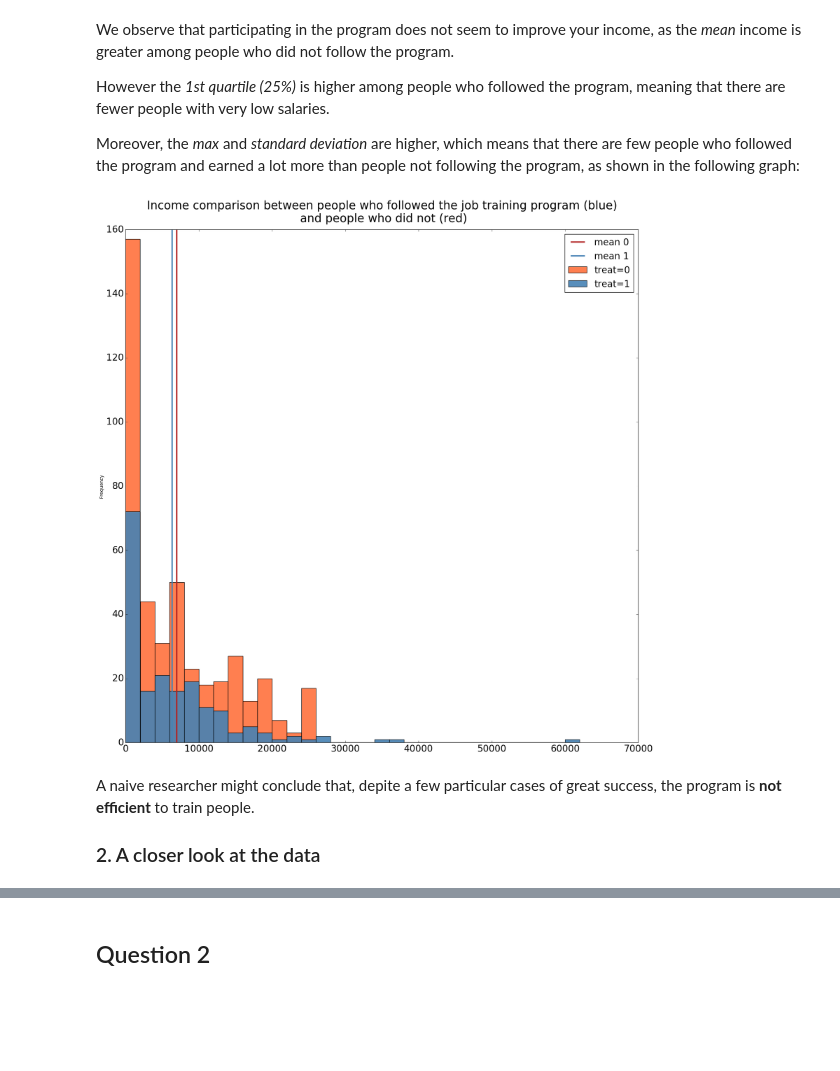
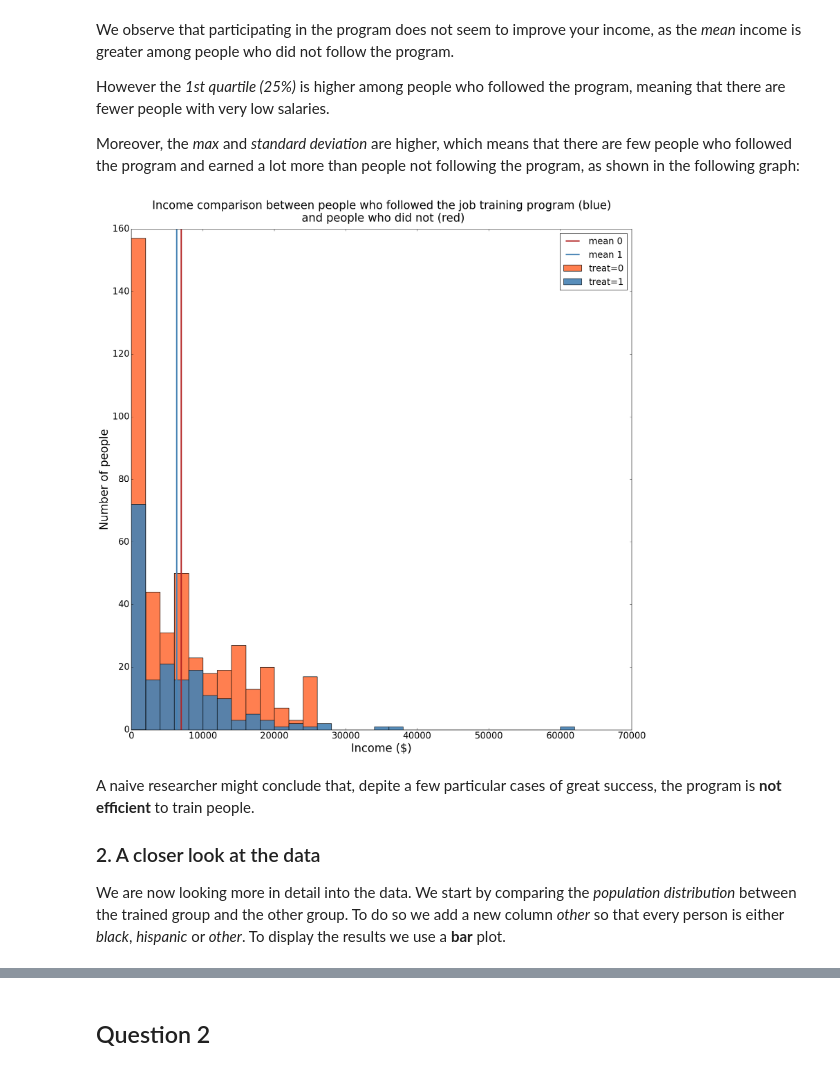
Before and after one commit to Redouane-Elghazi/ADA_ENPantouFLeS, a Jupyter notebook: HW4/hw4.ipynb, the cells around one changed output, grey strips where cells are left out. Saved outputs shown, nothing was run; the diff lists cells and outputs as text; code cells hidden in the pictures; blank space fills up the shorter version.

```diff
--- a/HW4/hw4.ipynb
+++ b/HW4/hw4.ipynb
@@ -56,27 +56,32 @@ Moreover, the *max* and *standard deviation* are higher, which means that there
 # %%
 # Regularized bin size according to the values obtained with describe
 bins_ = pd.Series([2000*i for i in range(32)])
 
 # Large figure
 fig = plt.figure(figsize=(20,20))
 
 # Bin plots: note that they are NOT stacked
 ax0 = db[db['treat']==0]['re78'].plot.hist(bins=bins_, color='coral', alpha=1, label='treat=0')
 ax1 = db[db['treat']==1]['re78'].plot.hist(bins=bins_, color='steelblue', alpha=0.9,  label='treat=1')
 
 # Add the means of each group
 plt.axvline(db[db['treat']==0]['re78'].mean(),color='firebrick',lw=3,label ='mean 0')
 plt.axvline(db[db['treat']==1]['re78'].mean(),color='steelblue',lw=3,label ='mean 1')
 
 # Adapt the legend/axis/title size
 plt.legend(prop={'size': 20})
 plt.tick_params(labelsize=20)
 plt.title('Income comparison between people who followed the job training program (blue)\n and people who did not (red)',fontsize=25,y=1.01)
-
+plt.xlabel('Income ($)',fontsize=25)
+plt.ylabel('Number of people',fontsize=25)
 plt.show()
 # %% [output]
-[figure, old version]
+[figure, new version]
 # %% [markdown]
 A naive researcher might conclude that, depite a few particular cases of great success, the program is **not efficient** to train people.
 
 ### 2. A closer look at the data
+
+We are now looking more in detail into the data. We start by comparing the *population distribution* between the trained group and the other group.
+To do so we add a new column *other* so that every person is either *black*, *hispanic* or *other*.
+To display the results we use a **bar** plot.
```
Also changed, not shown: parts of 15 cells of this notebook.
